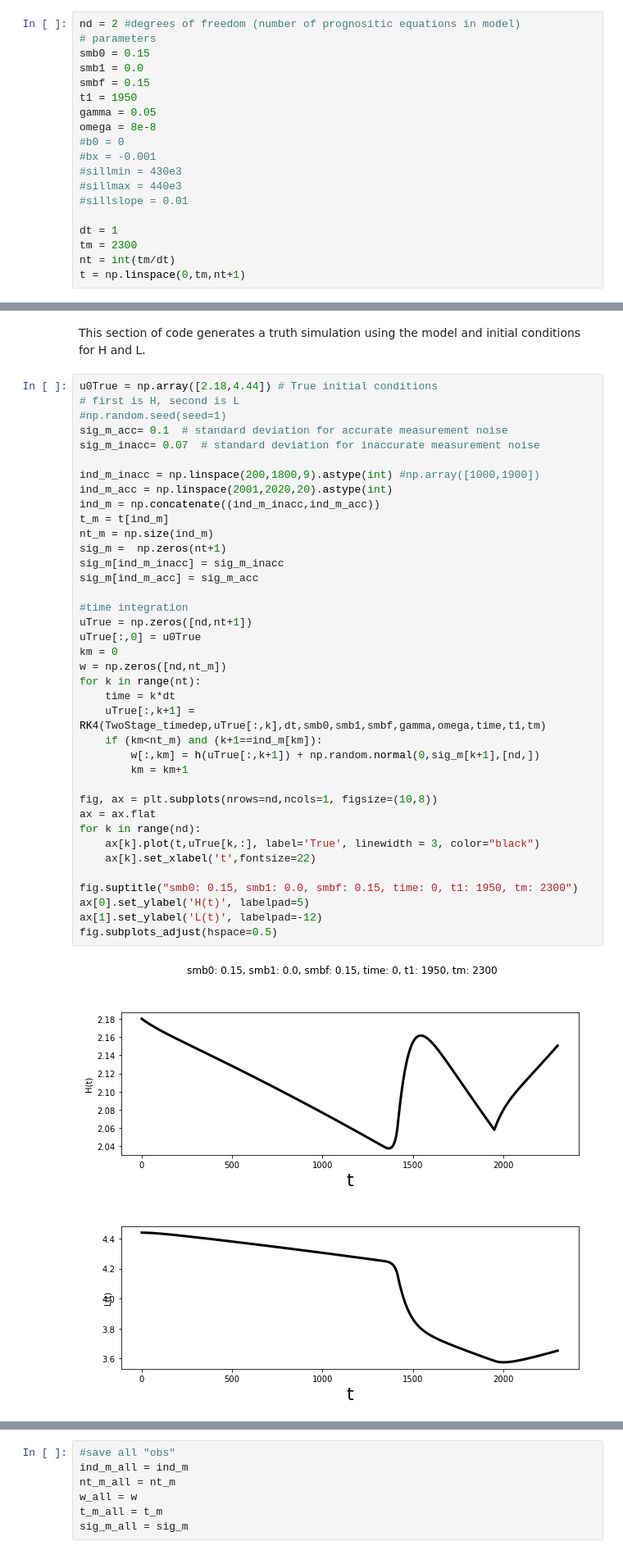
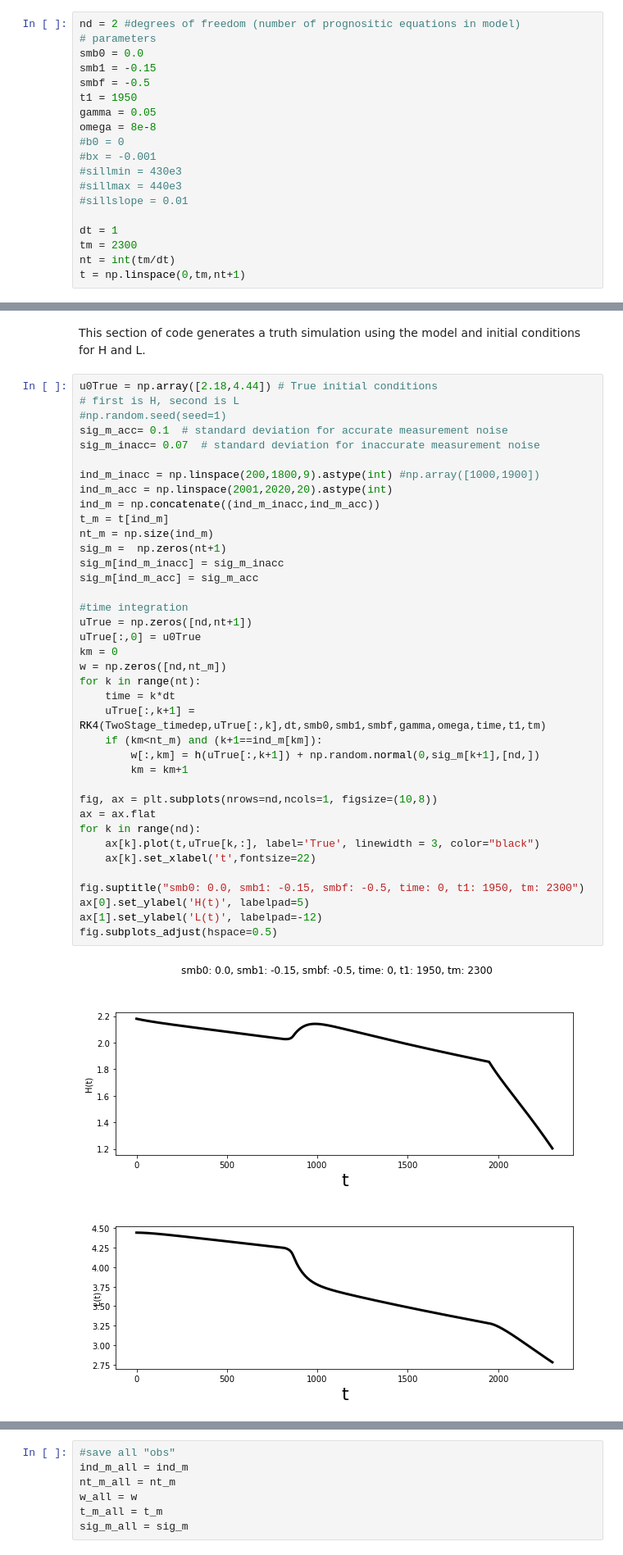
Before and after one commit to lruthotto/StormSurge, a Jupyter notebook: EKF_TwoStage_demo_save_csv.ipynb, the cells around one changed output, grey strips where cells are left out. Shown at 82% size. Saved outputs shown, nothing was run; the diff lists cells and outputs as text.

```diff
--- a/EKF_TwoStage_demo_save_csv.ipynb
+++ b/EKF_TwoStage_demo_save_csv.ipynb
@@ -165,9 +165,9 @@ Sets model intialization parameters except for length of glacier, glacier bed pa
 # %%
 nd = 2 #degrees of freedom (number of prognositic equations in model)
 # parameters
-smb0 = 0.15
-smb1 = 0.0
-smbf = 0.15
+smb0 = 0.0
+smb1 = -0.15
+smbf = -0.5
 t1 = 1950
 gamma = 0.05
 omega = 8e-8
@@ -196,35 +196,35 @@ ind_m_inacc = np.linspace(200,1800,9).astype(int) #np.array([1000,1900])
 ind_m_acc = np.linspace(2001,2020,20).astype(int)
 ind_m = np.concatenate((ind_m_inacc,ind_m_acc))
 t_m = t[ind_m]
 nt_m = np.size(ind_m)
 sig_m =  np.zeros(nt+1)
 sig_m[ind_m_inacc] = sig_m_inacc
 sig_m[ind_m_acc] = sig_m_acc
 
 #time integration
 uTrue = np.zeros([nd,nt+1])
 uTrue[:,0] = u0True
 km = 0
 w = np.zeros([nd,nt_m])
 for k in range(nt):
     time = k*dt
     uTrue[:,k+1] = RK4(TwoStage_timedep,uTrue[:,k],dt,smb0,smb1,smbf,gamma,omega,time,t1,tm)
     if (km<nt_m) and (k+1==ind_m[km]):
         w[:,km] = h(uTrue[:,k+1]) + np.random.normal(0,sig_m[k+1],[nd,])
         km = km+1
 
 fig, ax = plt.subplots(nrows=nd,ncols=1, figsize=(10,8))
 ax = ax.flat
 for k in range(nd):
     ax[k].plot(t,uTrue[k,:], label='True', linewidth = 3, color="black")
     ax[k].set_xlabel('t',fontsize=22)
 
-fig.suptitle("smb0: 0.15, smb1: 0.0, smbf: 0.15, time: 0, t1: 1950, tm: 2300")
+fig.suptitle("smb0: 0.0, smb1: -0.15, smbf: -0.5, time: 0, t1: 1950, tm: 2300")
 ax[0].set_ylabel('H(t)', labelpad=5)
 ax[1].set_ylabel('L(t)', labelpad=-12)
 fig.subplots_adjust(hspace=0.5)
 # %% [output]
-[figure, old version]
+[figure, new version]
 # %%
 dft=pd.DataFrame(t.T, columns=['t'])
 df=pd.DataFrame(uTrue.T, columns=['H','L'])
```
Also changed, not shown: parts of 1 cell of this notebook, 5 other files.
